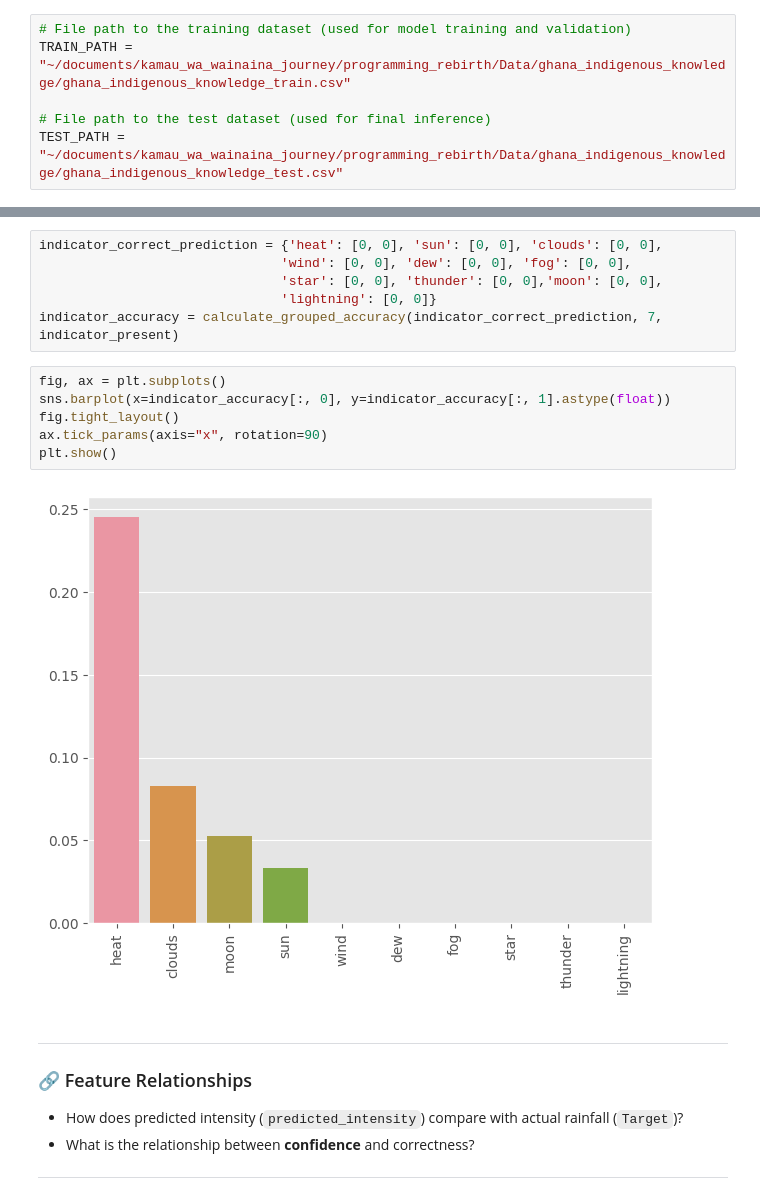
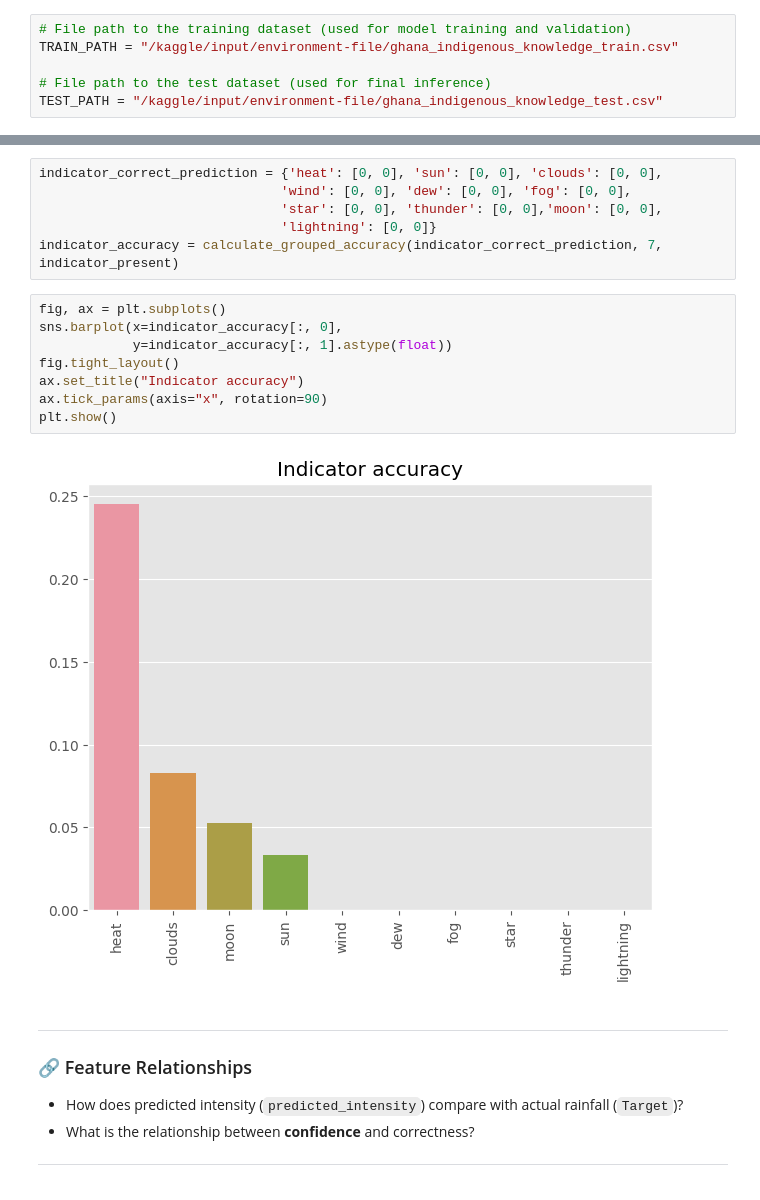
Before and after one commit to kamau96/zindi-projects, a Jupyter notebook: Zindi Projects/Rainfall-Prediction-Indigenous-Knowledge/notebooks/ghana-s-indigenous-intel-challenge-eda.ipynb, the cells around one changed output, grey strips where cells are left out. Cells and saved outputs as stored; diff of their text form.

```diff
--- a/Zindi Projects/Rainfall-Prediction-Indigenous-Knowledge/notebooks/ghana-s-indigenous-intel-challenge-eda.ipynb
+++ b/Zindi Projects/Rainfall-Prediction-Indigenous-Knowledge/notebooks/ghana-s-indigenous-intel-challenge-eda.ipynb
@@ -36,10 +36,10 @@ from sklearn.metrics import f1_score
 plt.style.use('ggplot')
 # %%
 # File path to the training dataset (used for model training and validation)
-TRAIN_PATH = "~/documents/kamau_wa_wainaina_journey/programming_rebirth/Data/ghana_indigenous_knowledge/ghana_indigenous_knowledge_train.csv"
+TRAIN_PATH = "/kaggle/input/environment-file/ghana_indigenous_knowledge_train.csv"
 
 # File path to the test dataset (used for final inference)
-TEST_PATH = "~/documents/kamau_wa_wainaina_journey/programming_rebirth/Data/ghana_indigenous_knowledge/ghana_indigenous_knowledge_test.csv"
+TEST_PATH = "/kaggle/input/environment-file/ghana_indigenous_knowledge_test.csv"
 # %%
 # Reading data into dataframes
 train_data = pd.read_csv(TRAIN_PATH)
@@ -608,12 +600,14 @@ indicator_correct_prediction = {'heat': [0, 0], 'sun': [0, 0], 'clouds': [0, 0],
 indicator_accuracy = calculate_grouped_accuracy(indicator_correct_prediction, 7, indicator_present)
 # %%
 fig, ax = plt.subplots()
-sns.barplot(x=indicator_accuracy[:, 0], y=indicator_accuracy[:, 1].astype(float))
+sns.barplot(x=indicator_accuracy[:, 0],
+            y=indicator_accuracy[:, 1].astype(float))
 fig.tight_layout()
+ax.set_title("Indicator accuracy")
 ax.tick_params(axis="x", rotation=90)
 plt.show()
 # %% [output]
-[figure, old version]
+[figure, new version]
 # %% [markdown]
 ---
 ### 🔗 Feature Relationships
```
Also changed, not shown: parts of 5 cells of this notebook, 2 other files.
